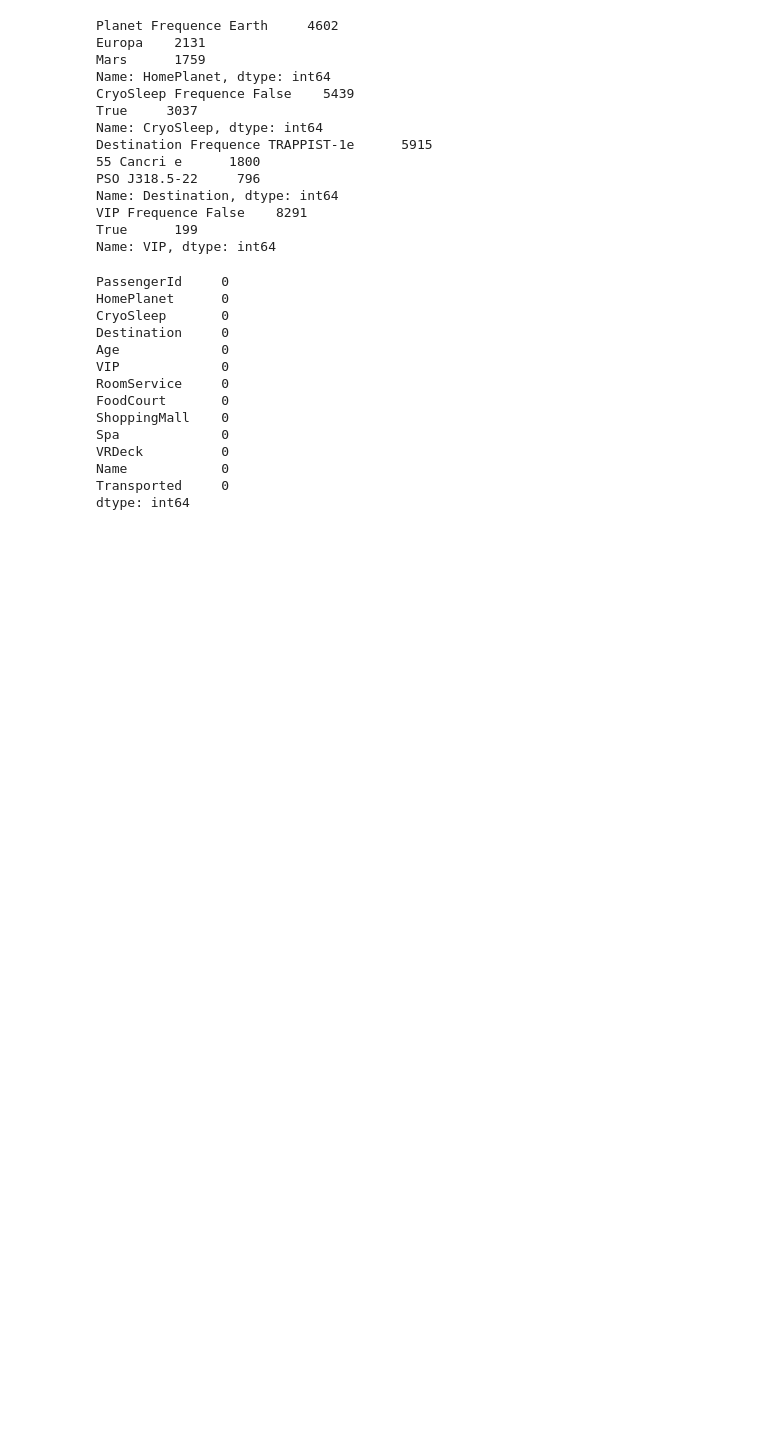
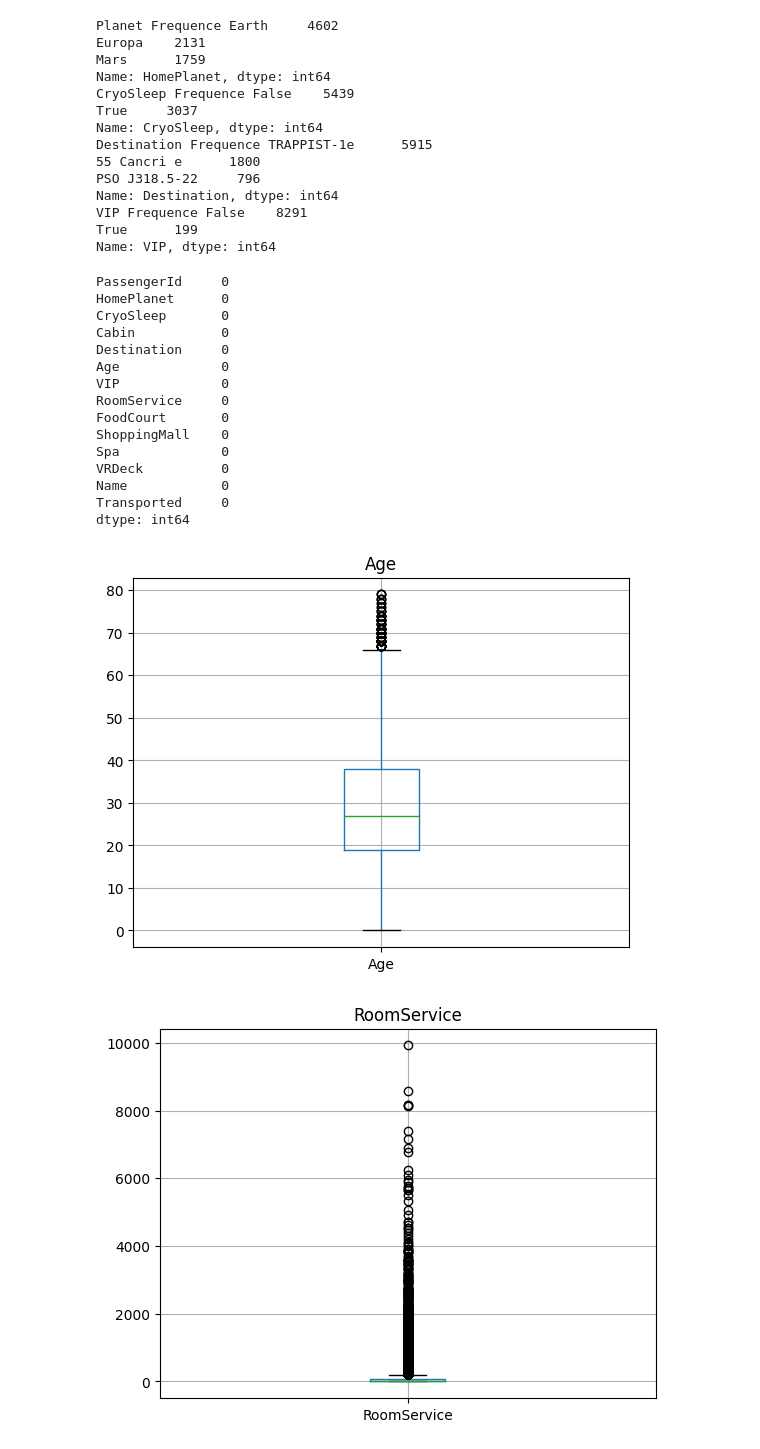
Before and after one commit to CorrosiveMoon/SpaceShipTitanic, a Jupyter notebook: Spaceship.ipynb, the cells around one changed output. Drawn from its saved outputs; the diff is of its cells as text; code cells hidden in the pictures; blank space fills up the shorter version.

```diff
--- a/Spaceship.ipynb
+++ b/Spaceship.ipynb
@@ -170,9 +176,6 @@ VIP Frequence False    8291
 True      199
 Name: VIP, dtype: int64
 # %%
-#Drop the cabin column
-df.drop('Cabin', axis=1, inplace=True)
-
 #We decided to drop all the missing values, as they seem to be insignifcant in numbers.
 df.dropna(inplace=True)
 # %%
@@ -181,6 +184,7 @@ df.isnull().sum() # Checking for null values again to see if they have been fill
 PassengerId     0
 HomePlanet      0
 CryoSleep       0
+Cabin           0
 Destination     0
 Age             0
 VIP             0
@@ -194,4 +198,4 @@ Transported     0
 dtype: int64
 # %%
 #dropping the unecessary columns
-df.drop(['PassengerId', 'RoomService', 'FoodCourt', 'ShoppingMall', 'Spa', 'VRDeck'], axis=1, inplace=True)
+# df.drop(['PassengerId', 'RoomService', 'FoodCourt', 'ShoppingMall', 'Spa', 'VRDeck'], axis=1, inplace=True)
@@ -199,0 +202,12 @@ df.drop(['PassengerId', 'RoomService', 'FoodCourt', 'ShoppingMall', 'Spa', 'VRDe
+# %%
+#We will indentify outliers and inconsistencies in the data set
+for col in df.columns:
+    if df[col].dtype != object:
+        plt.figure()
+        df.boxplot([col])
+        plt.title(col)
+
+plt.show()
+# %% [output]
+[figure, added]
+[figure, added]
```
Also changed, not shown: parts of 27 cells of this notebook.
